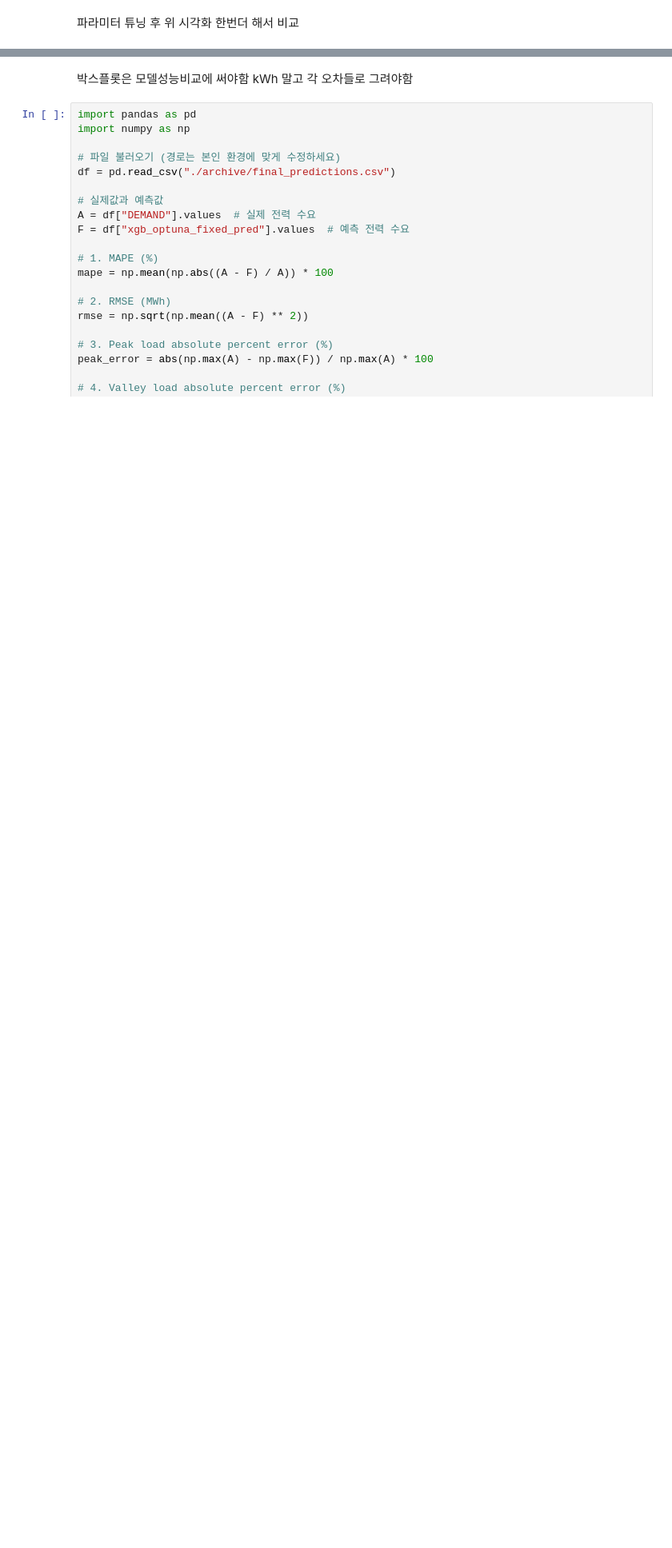
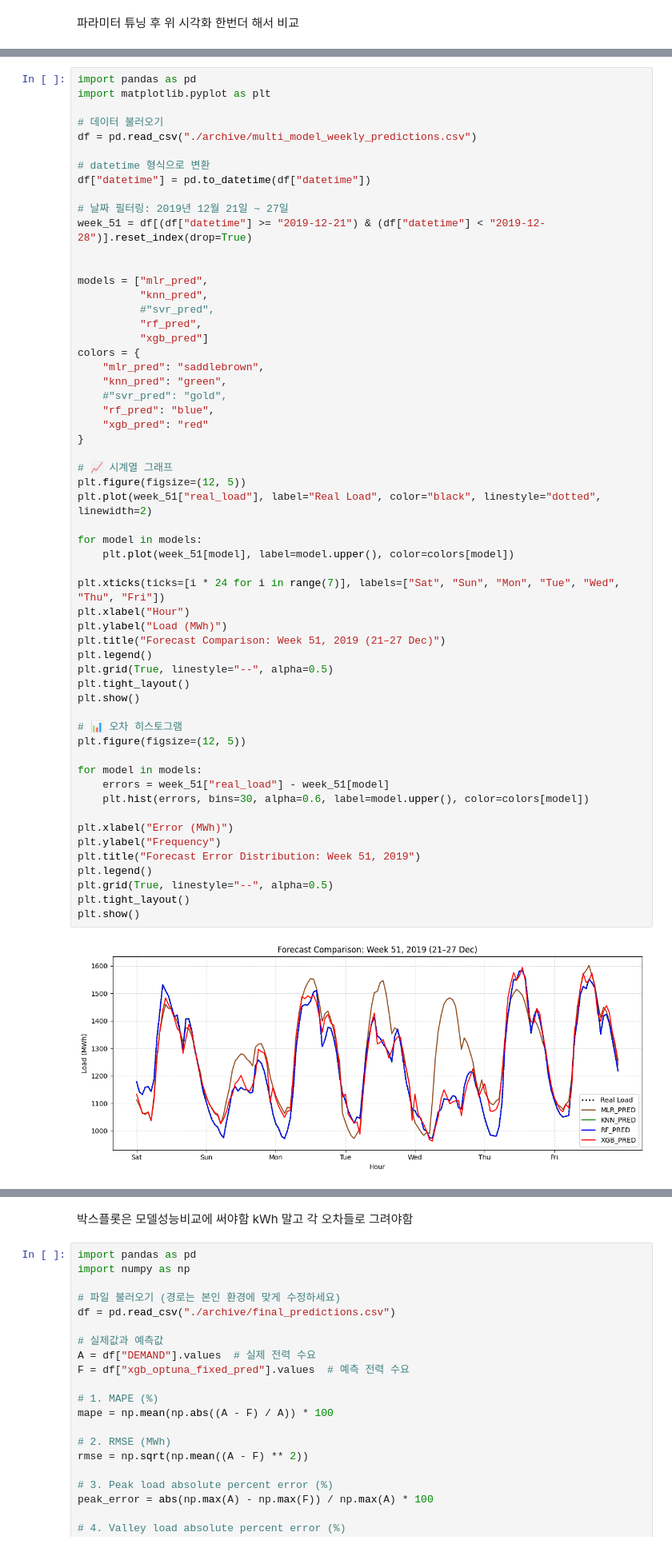
Before and after one commit to jeonjunhyeokk/LoadForeCasting_ML, a Jupyter notebook: LFC_v2.ipynb, the cells around one changed output, grey strips where cells are left out. Shown at 80% size. Saved outputs shown, nothing was run; the diff lists cells and outputs as text; blank space fills up the shorter version.

```diff
--- a/LFC_v2.ipynb
+++ b/LFC_v2.ipynb
@@ -869,0 +727,59 @@ plt.show()
+# %%
+import pandas as pd
+import matplotlib.pyplot as plt
+
+# 데이터 불러오기
+df = pd.read_csv("./archive/multi_model_weekly_predictions.csv")
+
+# datetime 형식으로 변환
+df["datetime"] = pd.to_datetime(df["datetime"])
+
+# 날짜 필터링: 2019년 12월 21일 ~ 27일
+week_51 = df[(df["datetime"] >= "2019-12-21") & (df["datetime"] < "2019-12-28")].reset_index(drop=True)
+
+
+models = ["mlr_pred",
+          "knn_pred",
+          #"svr_pred",
+          "rf_pred",
+          "xgb_pred"]
+colors = {
+    "mlr_pred": "saddlebrown",
+    "knn_pred": "green",
+    #"svr_pred": "gold",
+    "rf_pred": "blue",
+    "xgb_pred": "red"
+}
+
+# 📈 시계열 그래프
+plt.figure(figsize=(12, 5))
+plt.plot(week_51["real_load"], label="Real Load", color="black", linestyle="dotted", linewidth=2)
+
+for model in models:
+    plt.plot(week_51[model], label=model.upper(), color=colors[model])
+
+plt.xticks(ticks=[i * 24 for i in range(7)], labels=["Sat", "Sun", "Mon", "Tue", "Wed", "Thu", "Fri"])
+plt.xlabel("Hour")
+plt.ylabel("Load (MWh)")
+plt.title("Forecast Comparison: Week 51, 2019 (21–27 Dec)")
+plt.legend()
+plt.grid(True, linestyle="--", alpha=0.5)
+plt.tight_layout()
+plt.show()
+
+# 📊 오차 히스토그램
+plt.figure(figsize=(12, 5))
+
+for model in models:
+    errors = week_51["real_load"] - week_51[model]
+    plt.hist(errors, bins=30, alpha=0.6, label=model.upper(), color=colors[model])
+
+plt.xlabel("Error (MWh)")
+plt.ylabel("Frequency")
+plt.title("Forecast Error Distribution: Week 51, 2019")
+plt.legend()
+plt.grid(True, linestyle="--", alpha=0.5)
+plt.tight_layout()
+plt.show()
+# %% [output]
+[figure, added]
```
Also changed, not shown: parts of 11 cells of this notebook.
